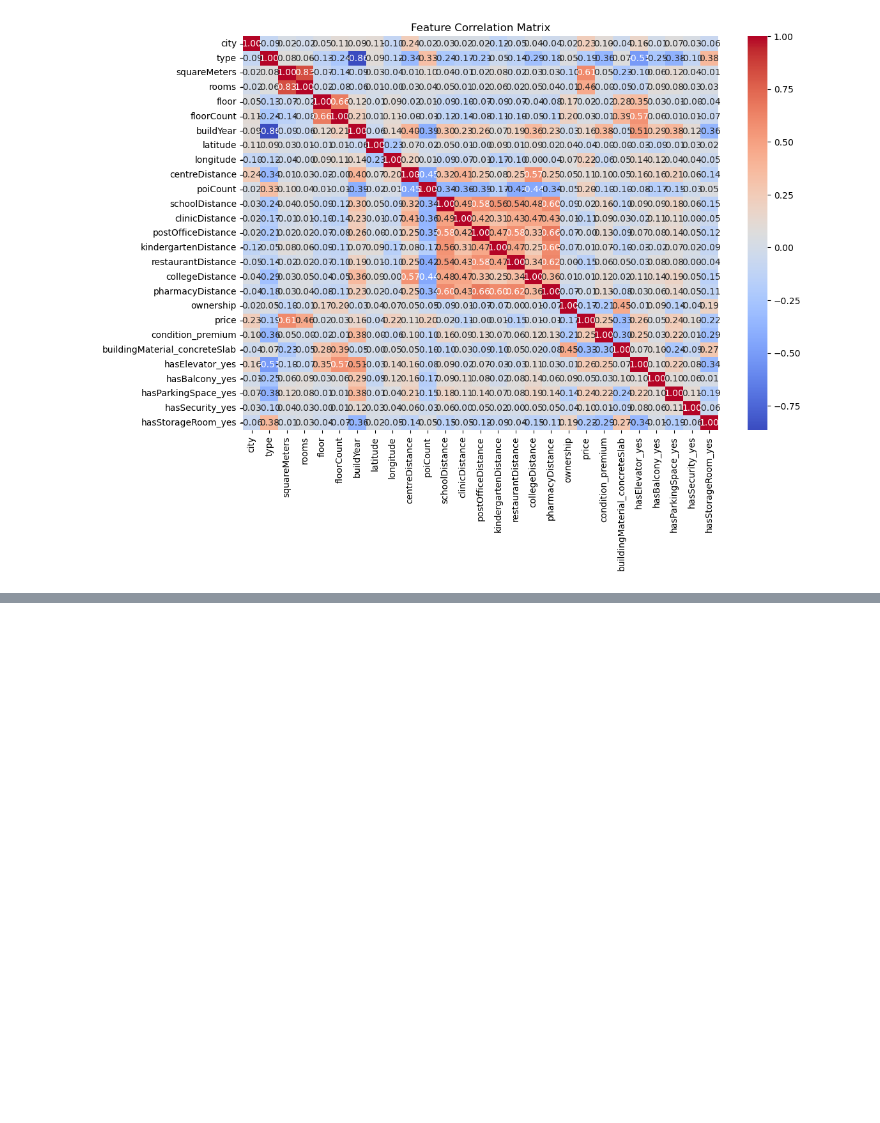
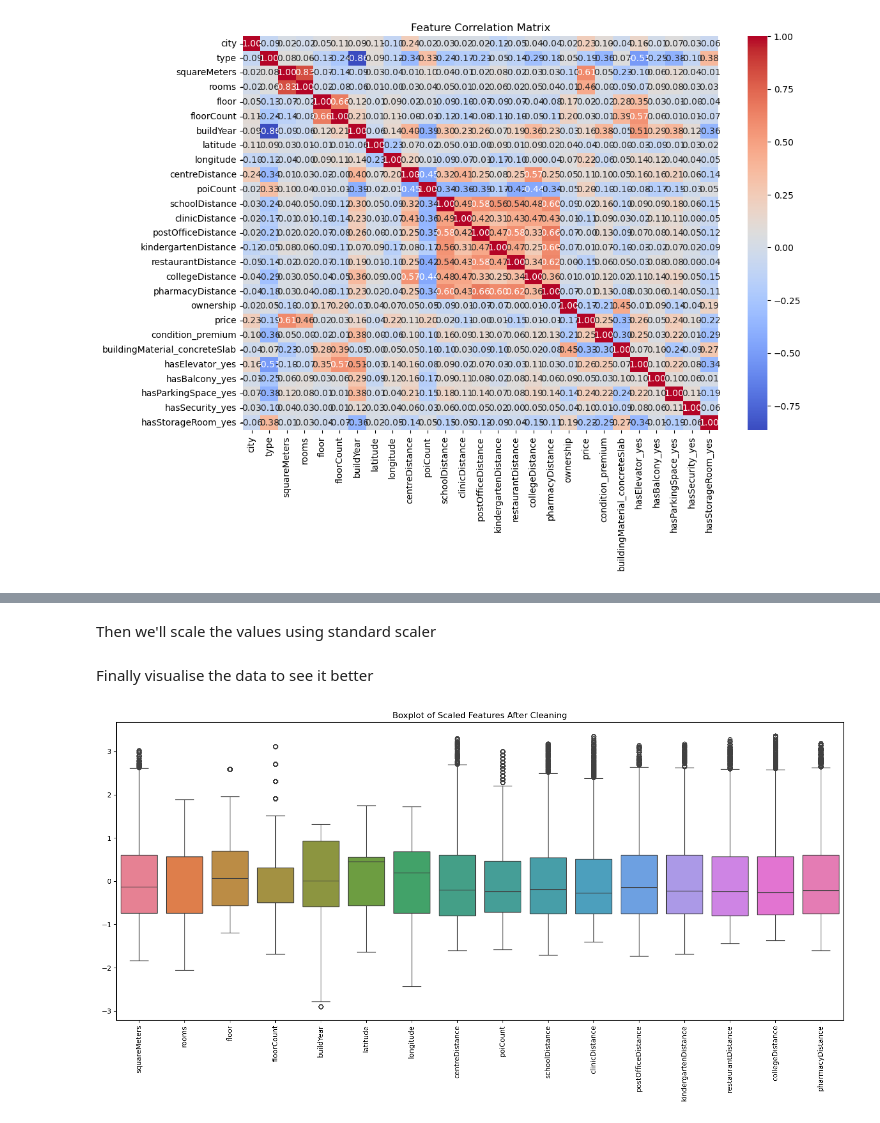
Before and after one commit to kab-43/ml_project, a Jupyter notebook: notebook.ipynb, the cells around one changed output, grey strips where cells are left out. Drawn from its saved outputs; the diff is of its cells as text; code cells hidden in the pictures; blank space fills up the shorter version.

```diff
--- a/notebook.ipynb
+++ b/notebook.ipynb
@@ -253,0 +276,2 @@ X_test_scaled[cols_to_scale] = scaler.transform(X_test[cols_to_scale])
+# %% [markdown]
+Then we'll scale the values using standard scaler
@@ -253,0 +285,11 @@ X_test_scaled[cols_to_scale] = scaler.transform(X_test[cols_to_scale])
+# %% [markdown]
+Finally visualise the data to see it better
+# %%
+plt.figure(figsize=(15, 8))
+sns.boxplot(data=X_train_scaled[cols_to_scale])
+plt.xticks(rotation=90)
+plt.title("Boxplot of Scaled Features After Cleaning")
+plt.tight_layout()
+plt.show()
+# %% [output]
+[figure, added]
```
Also changed, not shown: parts of 9 cells of this notebook.
